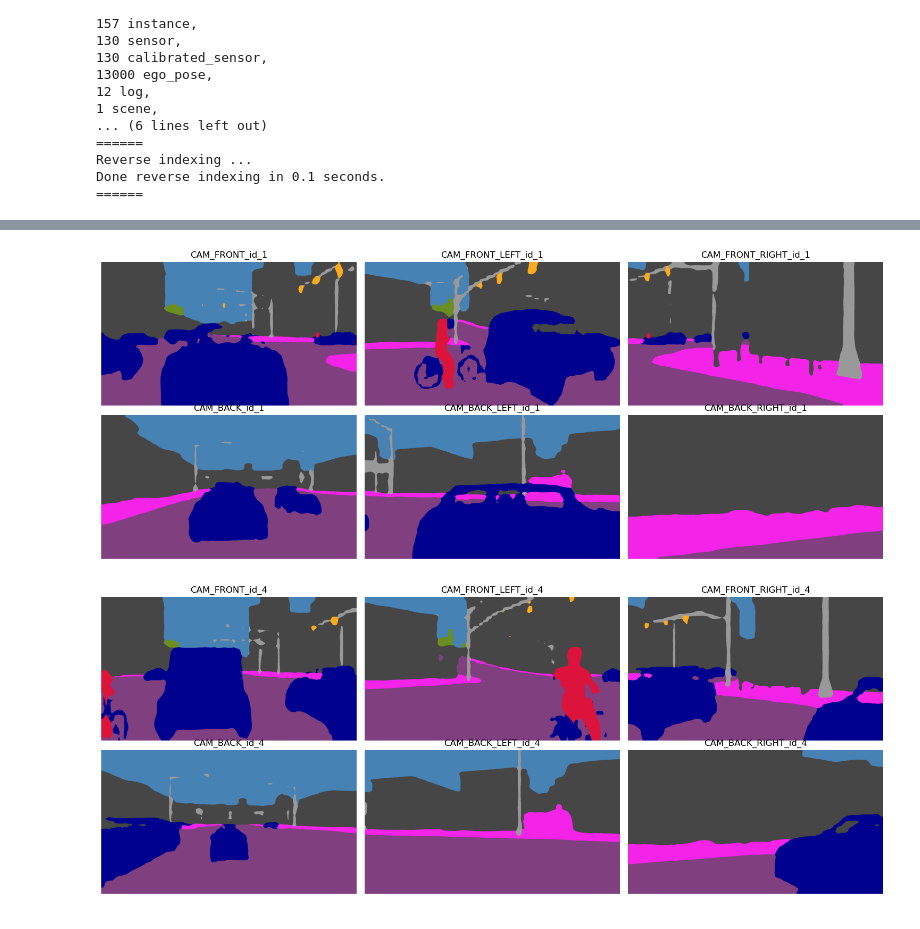
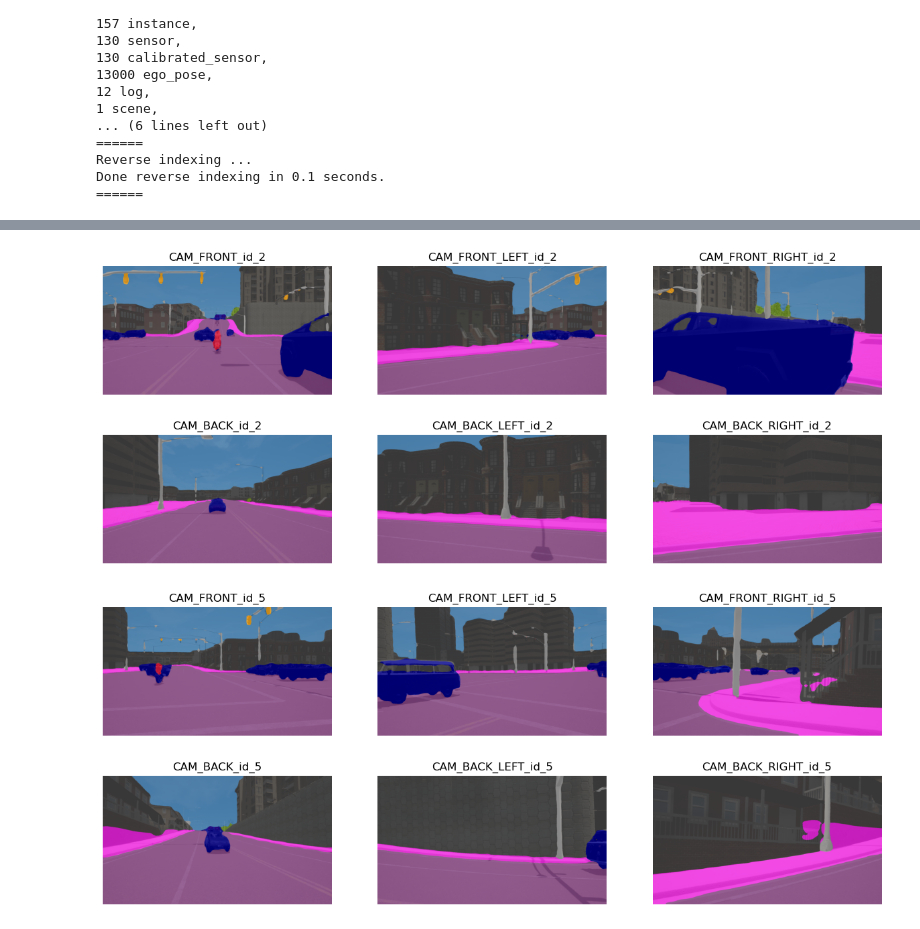
Before and after one commit to K0stasCH/PC-Registration-and-Multi-agent-Vehicles, a Jupyter notebook: demo.ipynb, the cells around one changed output, grey strips where cells are left out. Drawn from its saved outputs; the diff is of its cells as text; code cells hidden in the pictures.

```diff
--- a/demo.ipynb
+++ b/demo.ipynb
@@ -55,10 +54,11 @@ Done reverse indexing in 0.1 seconds.
 ======
 # %%
 examples = [[1,4,1], #v1_ID, v2_ID, time
-            [],
-            []]
+            [1,4,80],
+            [2,5,50],
+            [1,5,30]]
 # %%
-exaplme_ID = 0 #change this, if you want different scene
+exaplme_ID = 2 #change this, if you want different scene
 v1_ID, v2_ID, time = examples[exaplme_ID]
 # %%
 v1 = Vehicle(v2x_sim,v1_ID)
@@ -74,10 +77,10 @@ v2 = Vehicle(v2x_sim,v2_ID)
 Scene1, masks1 = v1.generateScene(model, time)
 Scene2, masks2 = v2.generateScene(model, time)
 # %%
-v1.showSegImages(model, time, opacity=1, masks=masks1)
-v2.showSegImages(model, time, opacity=1, masks=masks2)
+v1.showSegImages(model, time, opacity=0.8, masks=masks1)
+v2.showSegImages(model, time, opacity=0.8, masks=masks2)
 # %% [output]
-[figure, old version]
+[figure, new version]
-[figure, old version]
+[figure, new version]
 # %%
 # Scene1.visualizePCD()
```
Also changed, not shown: parts of 15 cells of this notebook, 9 other files.
